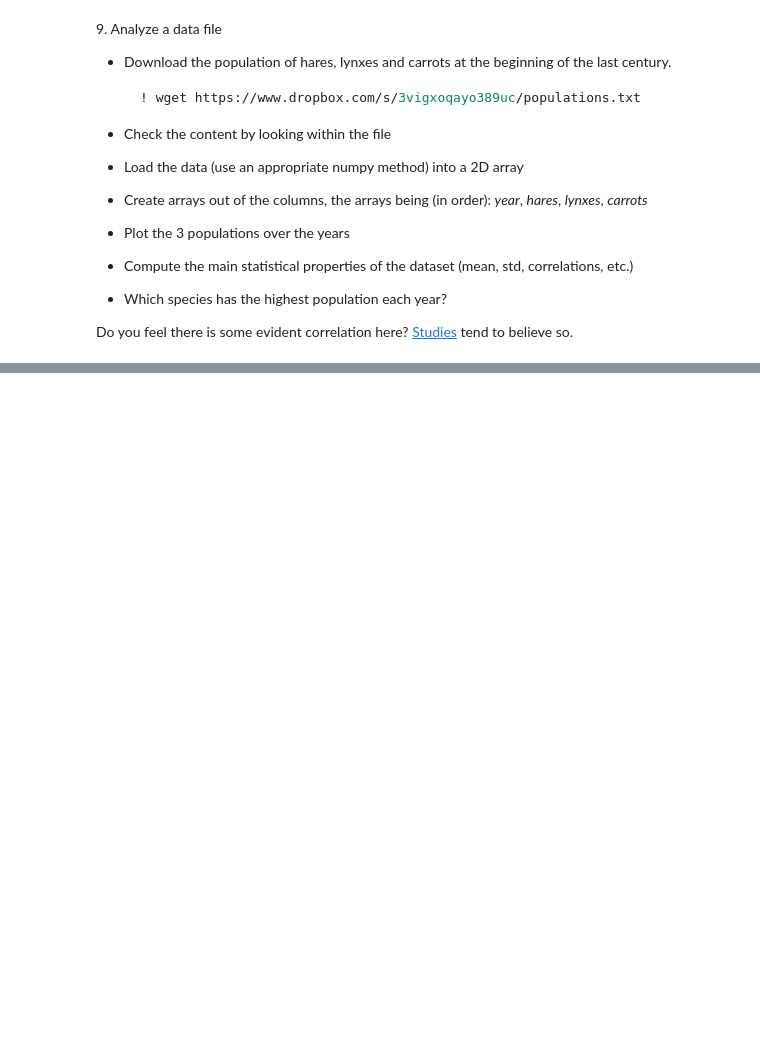
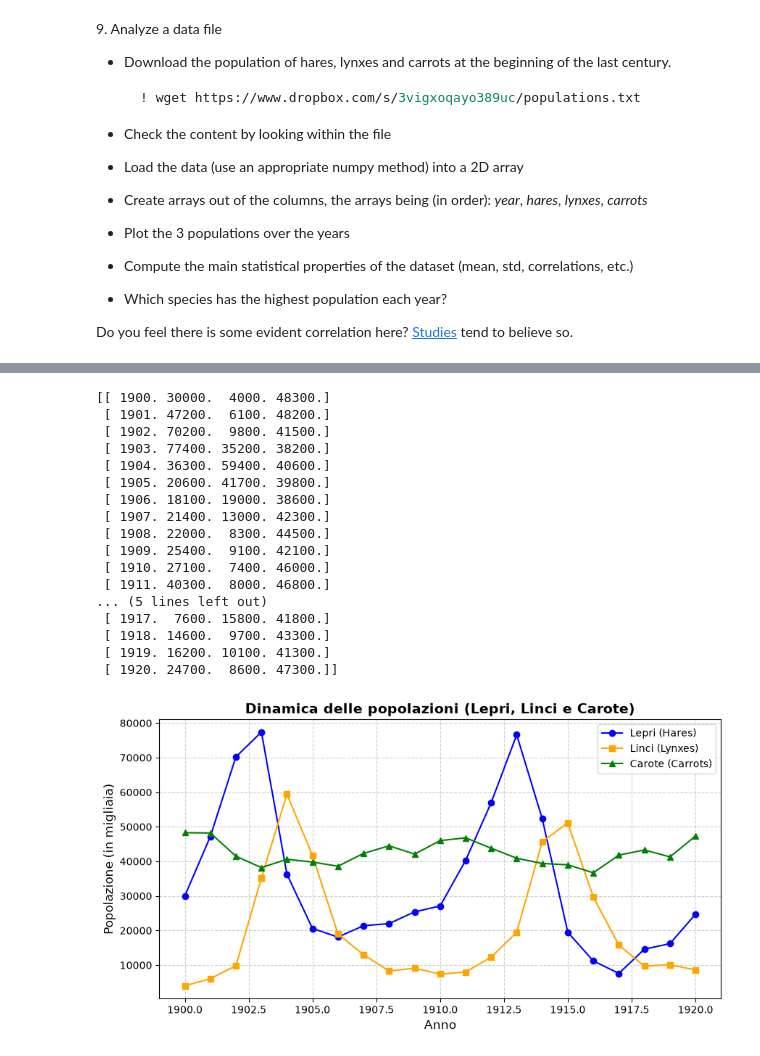
Before and after one commit to EliaLibera/LaboratoryOfComputationalPhysics_Y9, a Jupyter notebook: sett 4/04ex_Numpy.ipynb, the cells around one changed output, grey strips where cells are left out. Cells and saved outputs as stored; diff of their text form; code cells hidden in the pictures; blank space fills up the shorter version.

```diff
--- a/sett 4/04ex_Numpy.ipynb
+++ b/sett 4/04ex_Numpy.ipynb
@@ -181,0 +590,62 @@ Do you feel there is some evident correlation here? [Studies](https://www.enr.go
+# %%
+import matplotlib.pyplot as plt
+import numpy as np
+
+# su Jupyter Notebook, per scaricare il file:
+!curl -L -o populations.txt https://www.dropbox.com/s/3vigxoqayo389uc/populations.txt?dl=1
+# Carichiamo i dati dal file di testo saltando la prima riga di intestazione
+data = np.loadtxt("populations.txt", skiprows=1)
+
+print(data)
+years = data[:, 0]
+hares = data[:, 1]
+lynxes = data[:, 2]
+carrots = data[:, 3]
+
+plt.figure(figsize=(10, 5))
+plt.plot(years, hares, label="Lepri (Hares)", color="blue", marker="o")
+plt.plot(years, lynxes, label="Linci (Lynxes)", color="orange", marker="s")
+plt.plot(years, carrots, label="Carote (Carrots)", color="green", marker="^")
+
+plt.xlabel("Anno", fontsize=12)
+plt.ylabel("Popolazione (in migliaia)", fontsize=12)
+plt.title(
+    "Dinamica delle popolazioni (Lepri, Linci e Carote)",
+    fontsize=14,
+    fontweight="bold",
+)
+plt.legend()
+plt.grid(True, linestyle="--", alpha=0.6)
+plt.show()
+
+# Matrice contenente solo i dati delle popolazioni (escludendo gli anni)
+populations = data[:, 1:]
+
+# Calcolo di media e deviazione standard per ciascuna specie
+means = np.mean(populations, axis=0)
+stds = np.std(populations, axis=0)
+
+print(
+    "Medie (Lepri, Linci, Carote):",
+    f"Lepri: {means[0]:.1f}, Linci: {means[1]:.1f}, Carote: {means[2]:.1f}",
+)
+print(
+    "Deviazioni standard:",
+    f"Lepri: {stds[0]:.1f}, Linci: {stds[1]:.1f}, Carote: {stds[2]:.1f}",
+)
+
+# Matrice di correlazione (rowvar=False indica che le colonne sono le variabili)
+correlation_matrix = np.corrcoef(populations, rowvar=False)
+print("\nMatrice di correlazione (Lepri, Linci, Carote):\n", correlation_matrix)
+
+species_names = np.array(["Lepri", "Linci", "Carote"])
+
+# Troviamo l'indice della specie con il valore massimo per ogni riga (anno)
+max_species_indices = np.argmax(populations, axis=1)
+
+# Stampiamo il risultato per i primi anni (o tutti)
+for y, idx in zip(years, max_species_indices):
+  print(
+      f"Anno {int(y)}: la popolazione più alta è quella delle"
+      f" {species_names[idx]}"
+# %% [output]
@@ -181,0 +667,18 @@ Do you feel there is some evident correlation here? [Studies](https://www.enr.go
+[[ 1900. 30000.  4000. 48300.]
+ [ 1901. 47200.  6100. 48200.]
+ [ 1902. 70200.  9800. 41500.]
+ [ 1903. 77400. 35200. 38200.]
+ [ 1904. 36300. 59400. 40600.]
+ [ 1905. 20600. 41700. 39800.]
+ [ 1906. 18100. 19000. 38600.]
+ [ 1907. 21400. 13000. 42300.]
+ [ 1908. 22000.  8300. 44500.]
+ [ 1909. 25400.  9100. 42100.]
+ [ 1910. 27100.  7400. 46000.]
+ [ 1911. 40300.  8000. 46800.]
+... (5 lines left out)
+ [ 1917.  7600. 15800. 41800.]
+ [ 1918. 14600.  9700. 43300.]
+ [ 1919. 16200. 10100. 41300.]
+ [ 1920. 24700.  8600. 47300.]]
+[figure, added]
```
Also changed, not shown: parts of 21 cells of this notebook, 2 other files.
